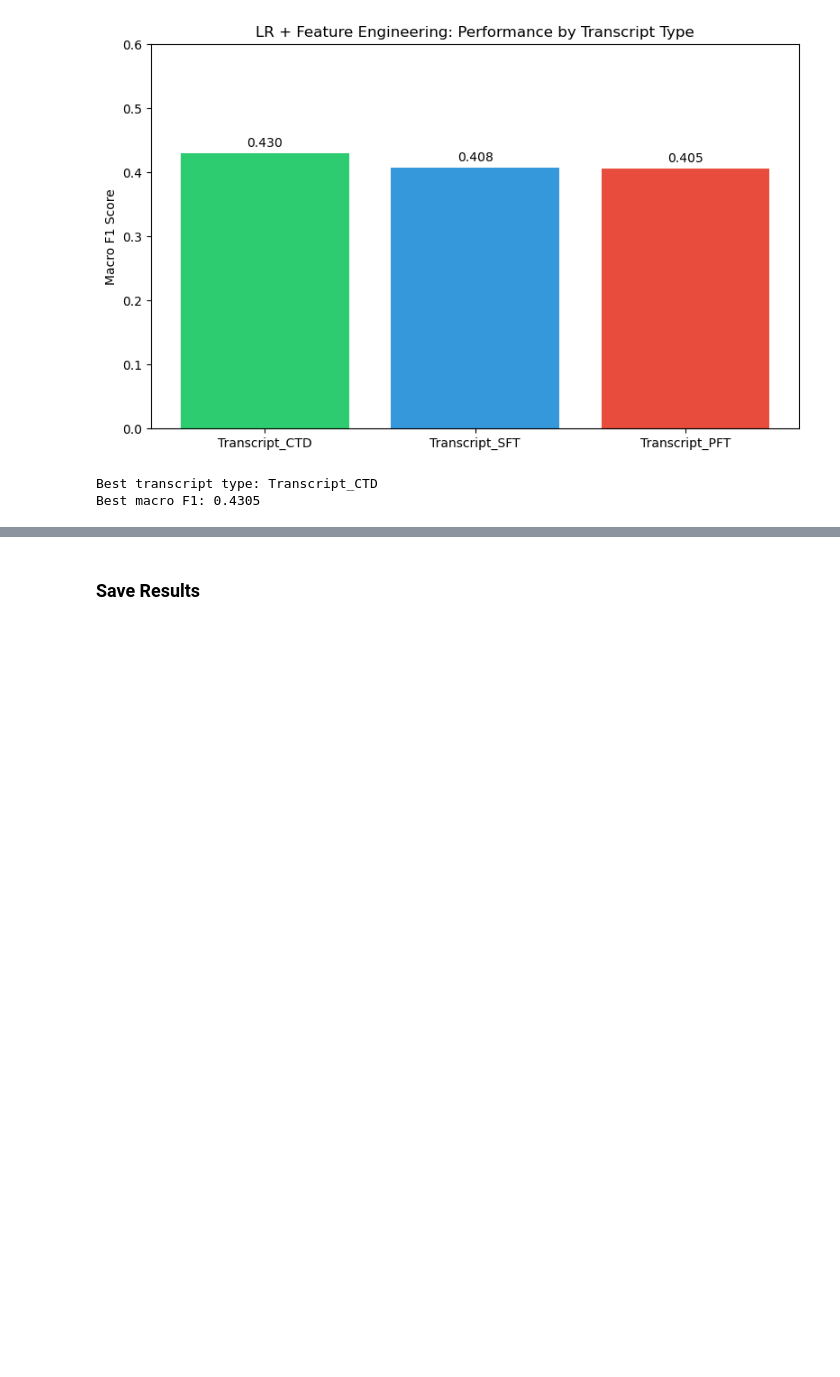
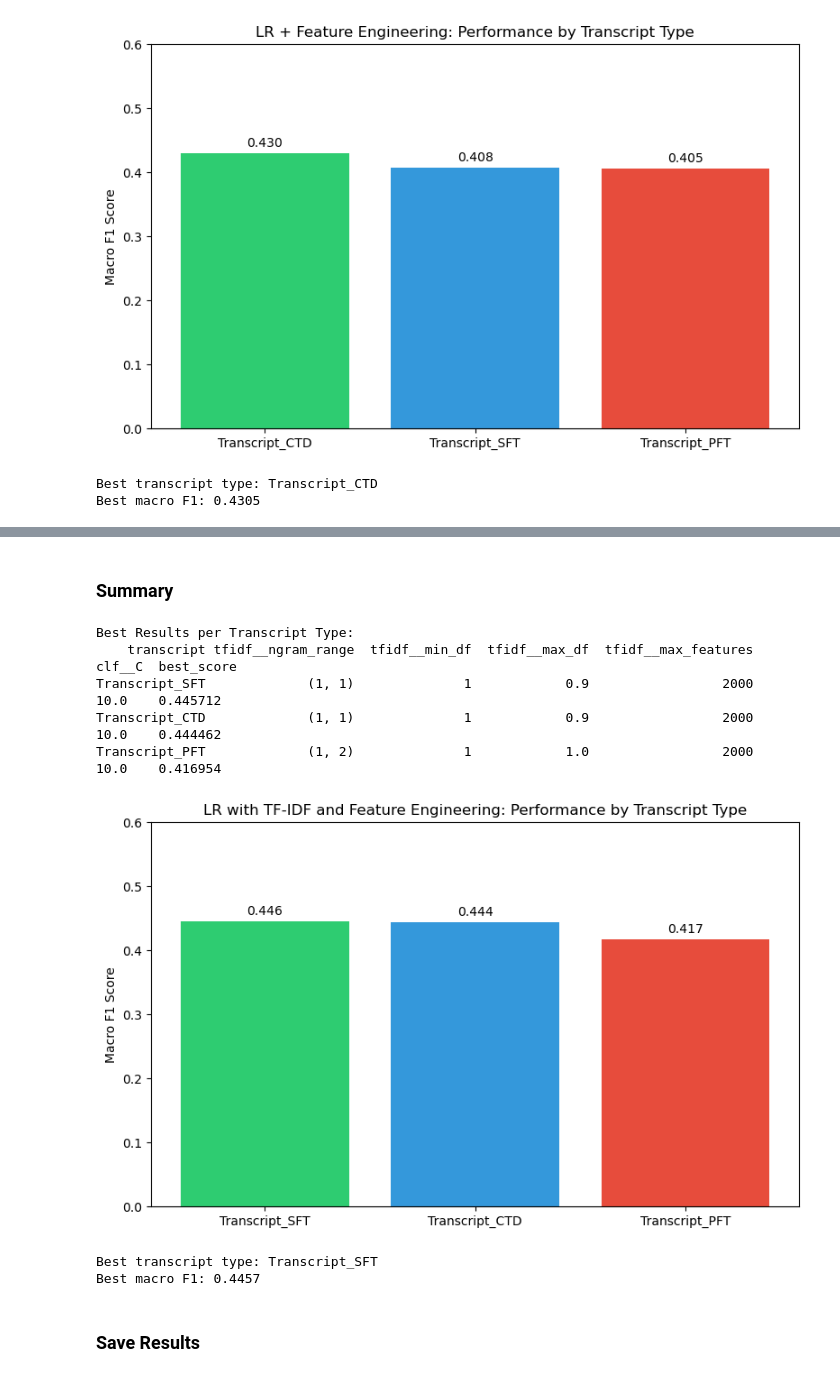
Before and after one commit to DonnyLe/NLP-Final-Project, a Jupyter notebook: lr_feature_engineering/lr_experiments.ipynb, the cells around one changed output, grey strips where cells are left out. Saved outputs shown, nothing was run; the diff lists cells and outputs as text; code cells hidden in the pictures; blank space fills up the shorter version.

```diff
--- a/lr_feature_engineering/lr_experiments.ipynb
+++ b/lr_feature_engineering/lr_experiments.ipynb
@@ -428,0 +543,19 @@ Best macro F1: 0.4305
+# %%
+combined_results = []
+
+for transcript_col in TRANSCRIPT_COLS:
+    df = features_by_transcript[transcript_col]
+    print(f"{transcript_col} ({len(df)} samples)")
+
+    grid_search, all_results = run_combined_grid_search(df, transcript_col, param_grid)
+
+    print(f"\nBest params: {grid_search.best_params_}")
+    print(f"Best CV score (macro F1): {grid_search.best_score_:.4f}")
+
+    combined_results.append({
+        "transcript": transcript_col,
+        **grid_search.best_params_,
+        "best_score": grid_search.best_score_,
+    })
+
+combined_results_df = pd.DataFrame(combined_results)
@@ -429,3 +710,36 @@ Best macro F1: 0.4305
+# %% [markdown]
+### Summary
+# %%
+summary = combined_results_df.sort_values("best_score", ascending=False)
+print("\nBest Results per Transcript Type:")
+print(summary.to_string(index=False))
+
+fig, ax = plt.subplots(figsize=(8, 5))
+x = range(len(summary))
+colors = ["#2ecc71", "#3498db", "#e74c3c"]
+ax.bar(x, summary["best_score"], color=colors)
+ax.set_xticks(x)
+ax.set_xticklabels(summary["transcript"])
+ax.set_ylabel("Macro F1 Score")
+ax.set_title("LR with TF-IDF and Feature Engineering: Performance by Transcript Type")
+ax.set_ylim(0, 0.6)
+for i, v in enumerate(summary["best_score"]):
+    ax.text(i, v + 0.01, f"{v:.3f}", ha="center")
+plt.tight_layout()
+plt.savefig("results_2/lr_combined_comparison.png", dpi=150)
+plt.show()
+
+print(f"\nBest transcript type: {summary.iloc[0]['transcript']}")
+print(f"Best macro F1: {summary.iloc[0]['best_score']:.4f}")
+# %% [output]
+Best Results per Transcript Type:
+    transcript tfidf__ngram_range  tfidf__min_df  tfidf__max_df  tfidf__max_features  clf__C  best_score
+Transcript_SFT             (1, 1)              1            0.9                 2000    10.0    0.445712
+Transcript_CTD             (1, 1)              1            0.9                 2000    10.0    0.444462
+Transcript_PFT             (1, 2)              1            1.0                 2000    10.0    0.416954
+[figure, added]
+Best transcript type: Transcript_SFT
+Best macro F1: 0.4457
 # %% [markdown]
 ### Save Results
 # %%
```
Also changed, not shown: parts of 11 cells of this notebook, 6 other files.
